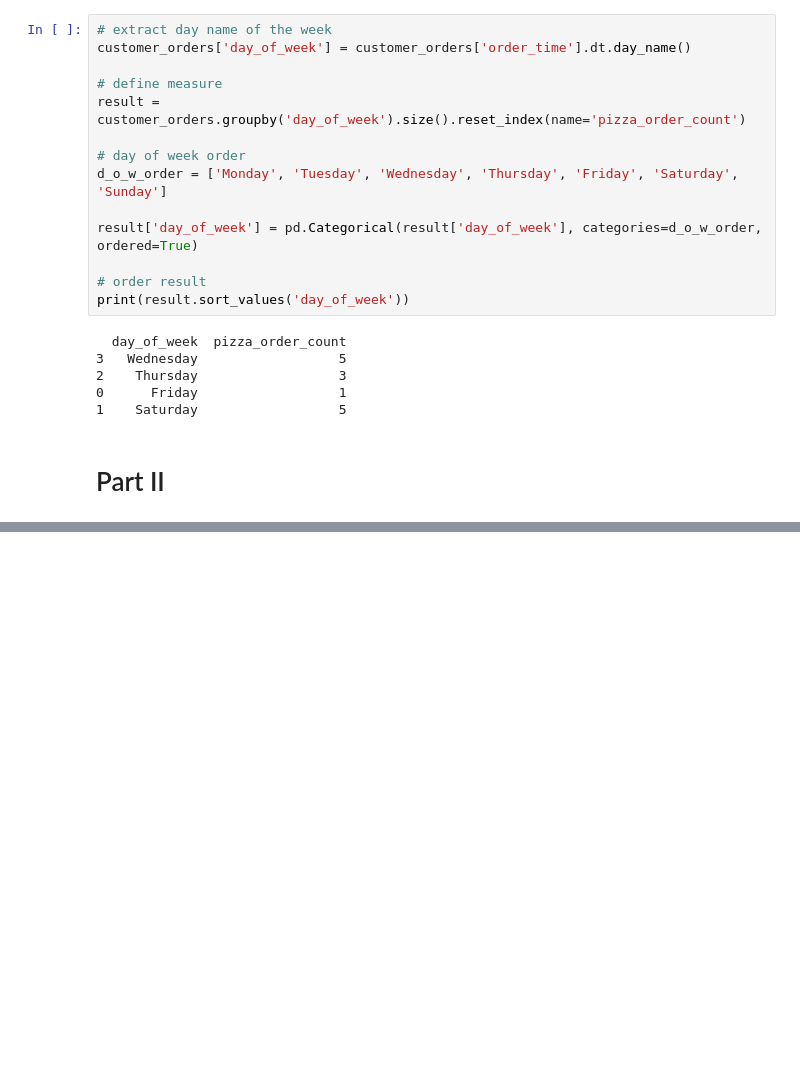
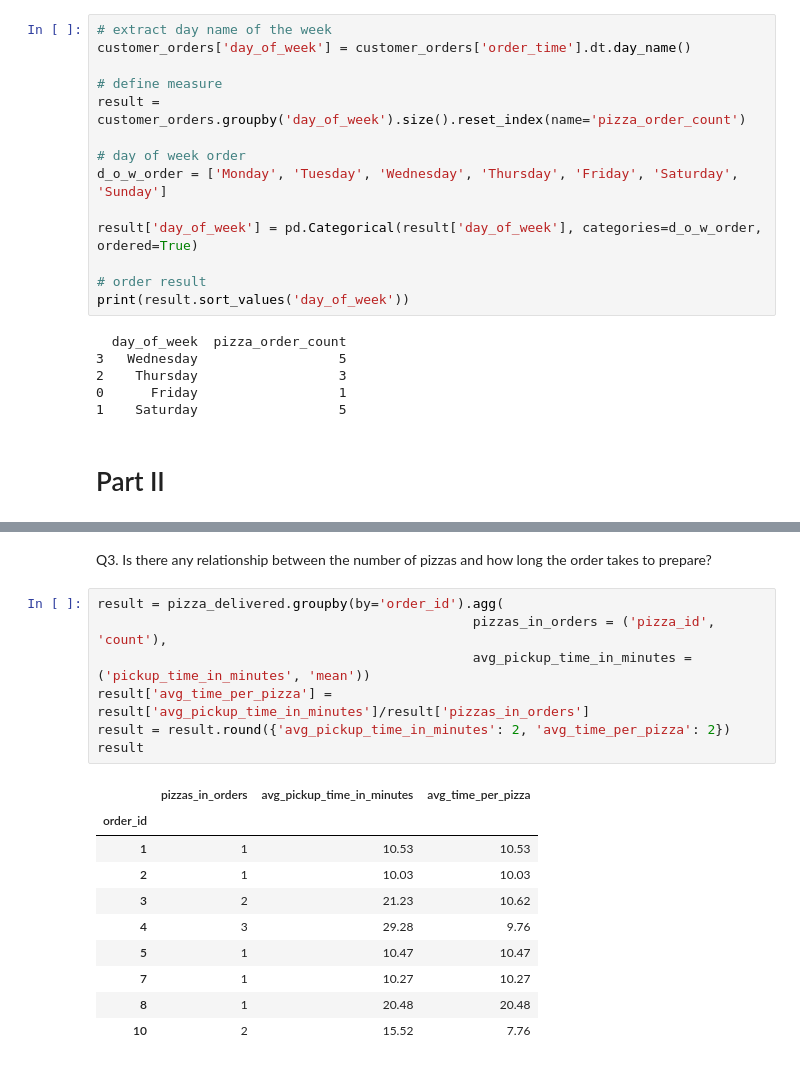
Before and after one commit to npanphu97/Phu_Nguyen_Portfolio, a Jupyter notebook: 8_Weeks_SQL_Challenge/Week_2_Pizza_Runner/Week_2_SQL_Challenge_Case_Study_2_Pizza_Runner.ipynb, the cells around one changed output, grey strips where cells are left out. Cells and saved outputs as stored; diff of their text form; blank space fills up the shorter version.

```diff
--- a/8_Weeks_SQL_Challenge/Week_2_Pizza_Runner/Week_2_SQL_Challenge_Case_Study_2_Pizza_Runner.ipynb
+++ b/8_Weeks_SQL_Challenge/Week_2_Pizza_Runner/Week_2_SQL_Challenge_Case_Study_2_Pizza_Runner.ipynb
@@ -194,0 +228,20 @@ print(result.sort_values('day_of_week'))
+# %% [markdown]
+Q3. Is there any relationship between the number of pizzas and how long the order takes to prepare?
+# %%
+result = pizza_delivered.groupby(by='order_id').agg(
+                                                pizzas_in_orders = ('pizza_id', 'count'),
+                                                avg_pickup_time_in_minutes = ('pickup_time_in_minutes', 'mean'))
+result['avg_time_per_pizza'] = result['avg_pickup_time_in_minutes']/result['pizzas_in_orders']
+result = result.round({'avg_pickup_time_in_minutes': 2, 'avg_time_per_pizza': 2})
+result
+# %% [output]
+|  | pizzas_in_orders | avg_pickup_time_in_minutes | avg_time_per_pizza |
+| order_id |  |  |  |
+| 1 | 1 | 10.53 | 10.53 |
+| 2 | 1 | 10.03 | 10.03 |
+| 3 | 2 | 21.23 | 10.62 |
+| 4 | 3 | 29.28 | 9.76 |
+| 5 | 1 | 10.47 | 10.47 |
+| 7 | 1 | 10.27 | 10.27 |
+| 8 | 1 | 20.48 | 20.48 |
+| 10 | 2 | 15.52 | 7.76 |
```
Also changed, not shown: parts of 7 cells of this notebook, 3 other files.
